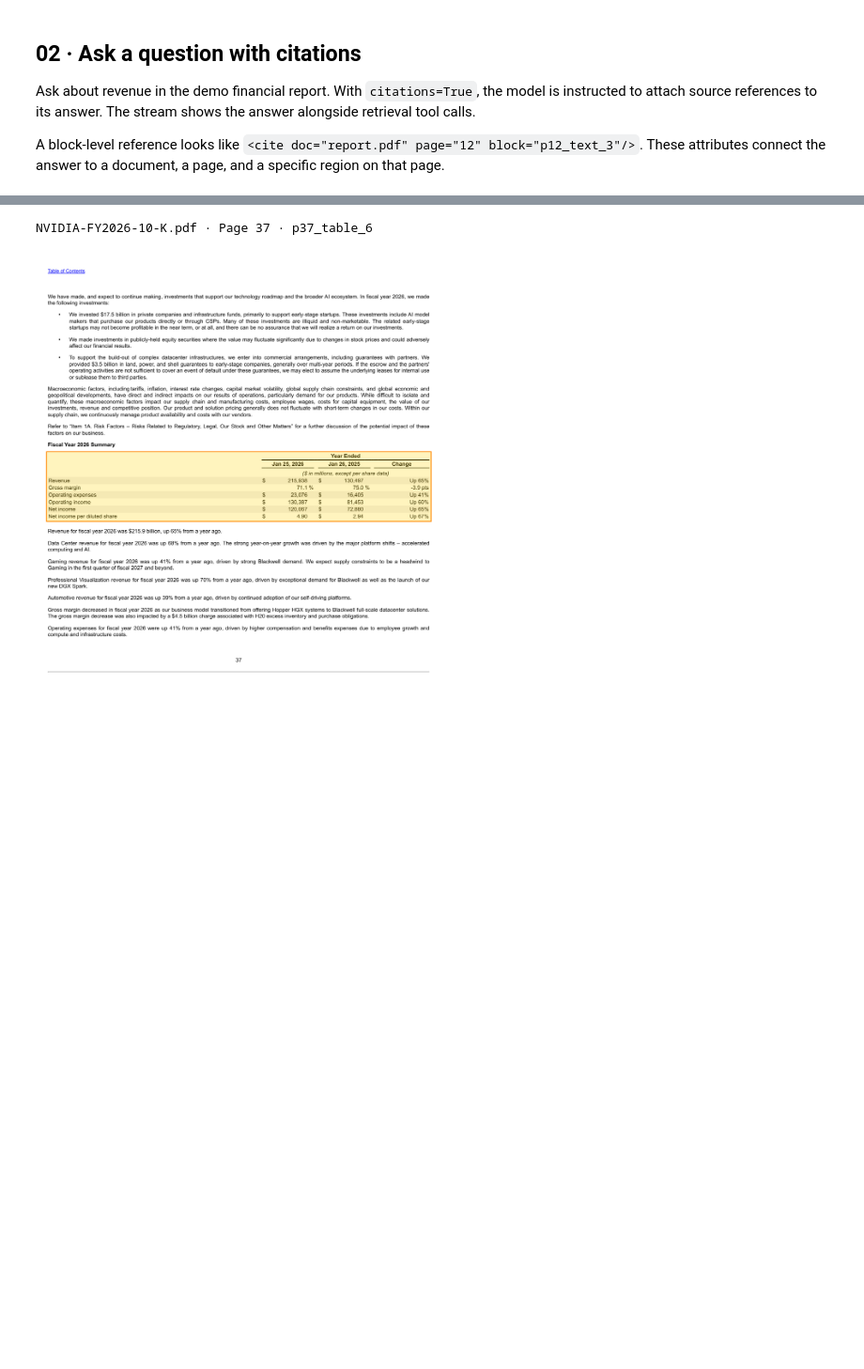
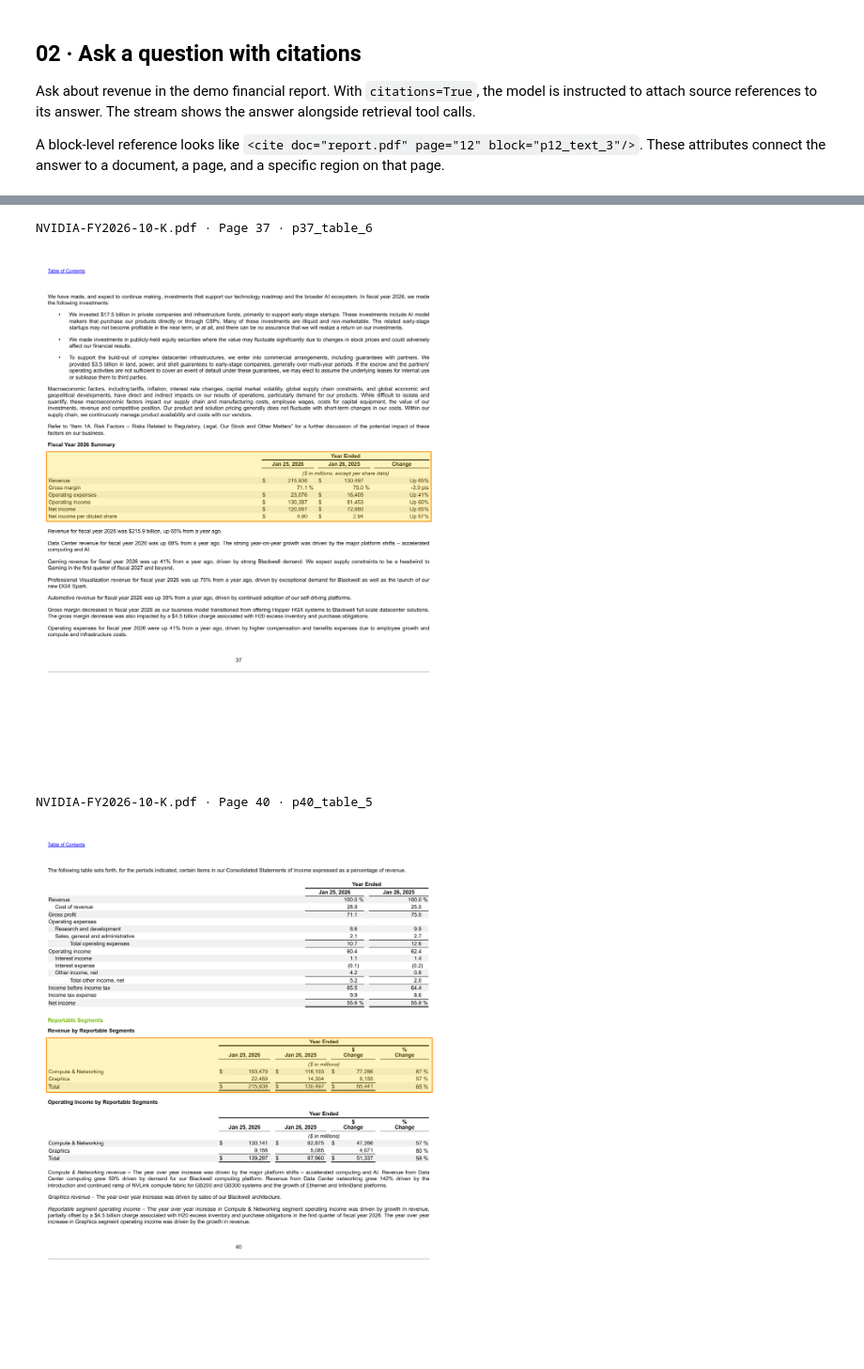
Before and after one commit to VectifyAI/PageIndex, a Jupyter notebook: cookbook/pageindex-citation.ipynb, the cells around one changed output, grey strips where cells are left out. Shown at 94% size. Saved outputs shown, nothing was run; the diff lists cells and outputs as text; code cells hidden in the pictures; blank space fills up the shorter version.

```diff
--- a/cookbook/pageindex-citation.ipynb
+++ b/cookbook/pageindex-citation.ipynb
@@ -112,9 +113,0 @@ Select a reference with `citation_index` (`0` selects the first). Its resolved `
-# %%
-# Keep only citations with a resolved source region.
-highlightable = [c for c in citations if c.get("doc_id") and c.get("bbox")]
-if not highlightable:
-    raise ValueError("No resolved block-level citations to highlight.")
-
-citation_index = 0
-citation = highlightable[citation_index]
-citation
@@ -135,19 +120,22 @@ Change `citation_index` above and rerun the selection and highlighting cells to
 # %%
 import requests
 from IPython.display import display
 from pageindex import highlight_region
 
-url = client.get_page_image(citation["doc_id"], citation["page"])
-image_response = requests.get(url, timeout=30)
-image_response.raise_for_status()
-highlighted_page = highlight_region(image_response.content, citation["bbox"])
+for citation in citations:
+    if not citation.get("doc_id") or not citation.get("bbox"):
+        continue
 
-# Resize the preview while preserving the full-resolution highlighted image.
-preview = highlighted_page.copy()
-preview.thumbnail((1000, 10000))
-print(f"{citation['document']} · Page {citation['page']} · {citation['block_id']}")
-display(preview)
+    url = client.get_page_image(citation["doc_id"], citation["page"])
+    image_response = requests.get(url, timeout=30)
+    image_response.raise_for_status()
+    image = highlight_region(image_response.content, citation["bbox"])
+    image.thumbnail((1000, 10000))
+    print(f"{citation['document']} · Page {citation['page']} · {citation['block_id']}")
+    display(image)
 # %% [output]
 NVIDIA-FY2026-10-K.pdf · Page 37 · p37_table_6
 [figure]
+NVIDIA-FY2026-10-K.pdf · Page 40 · p40_table_5
+[figure, added]
 # %% [markdown]
```
Also changed, not shown: parts of 11 cells of this notebook.
